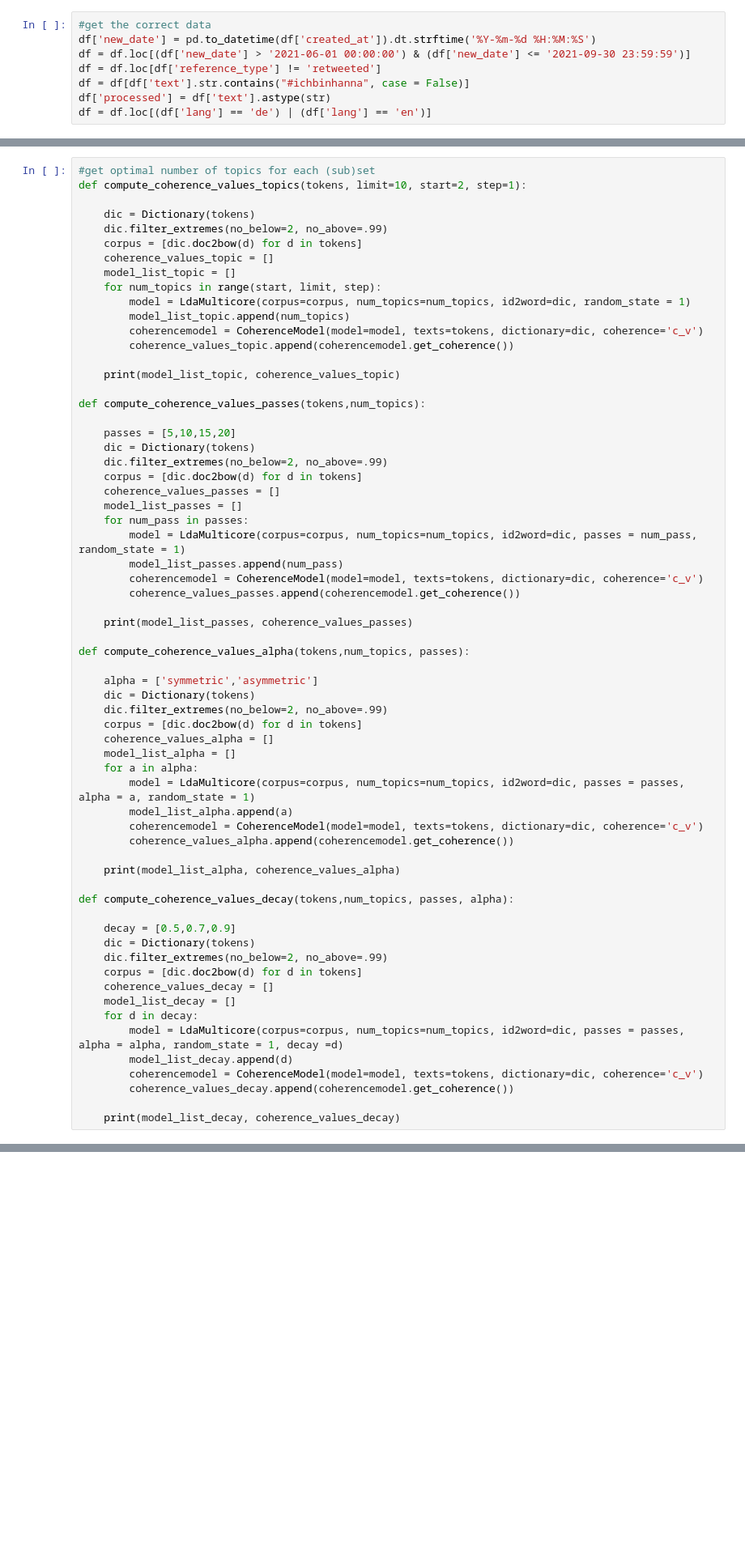
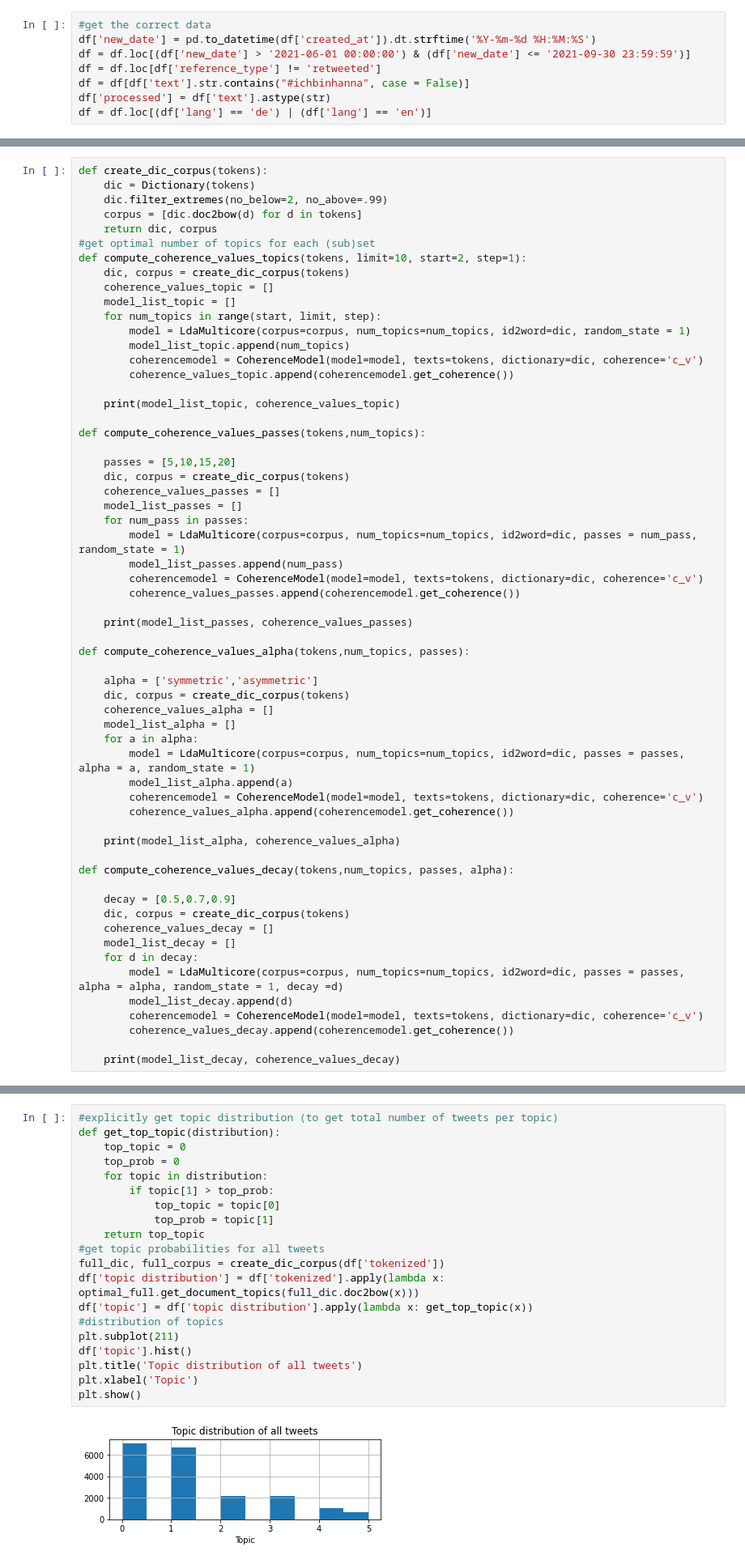
Before and after one commit to ahmadouw/IchBinHanna-Analysis, a Jupyter notebook: Topic_modelling.ipynb, the cells around one changed output, grey strips where cells are left out. Shown: that part at 81% size. Drawn from its saved outputs; the diff is of its cells as text; blank space fills up the shorter version.

Commit message:
assign topic labels to tweets and get topic distribution

```diff
--- a/Topic_modelling.ipynb
+++ b/Topic_modelling.ipynb
@@ -291,10 +291,12 @@ topic
 # %%
-#get optimal number of topics for each (sub)set
-def compute_coherence_values_topics(tokens, limit=10, start=2, step=1):
-
+def create_dic_corpus(tokens):
     dic = Dictionary(tokens)
     dic.filter_extremes(no_below=2, no_above=.99)
     corpus = [dic.doc2bow(d) for d in tokens]
+    return dic, corpus
+#get optimal number of topics for each (sub)set
+def compute_coherence_values_topics(tokens, limit=10, start=2, step=1):
+    dic, corpus = create_dic_corpus(tokens)
     coherence_values_topic = []
     model_list_topic = []
     for num_topics in range(start, limit, step):
@@ -308,9 +310,7 @@ def compute_coherence_values_topics(tokens, limit=10, start=2, step=1):
 def compute_coherence_values_passes(tokens,num_topics):
 
     passes = [5,10,15,20]
-    dic = Dictionary(tokens)
-    dic.filter_extremes(no_below=2, no_above=.99)
-    corpus = [dic.doc2bow(d) for d in tokens]
+    dic, corpus = create_dic_corpus(tokens)
     coherence_values_passes = []
     model_list_passes = []
     for num_pass in passes:
@@ -324,9 +324,7 @@ def compute_coherence_values_passes(tokens,num_topics):
 def compute_coherence_values_alpha(tokens,num_topics, passes):
 
     alpha = ['symmetric','asymmetric']
-    dic = Dictionary(tokens)
-    dic.filter_extremes(no_below=2, no_above=.99)
-    corpus = [dic.doc2bow(d) for d in tokens]
+    dic, corpus = create_dic_corpus(tokens)
     coherence_values_alpha = []
     model_list_alpha = []
     for a in alpha:
@@ -340,9 +338,7 @@ def compute_coherence_values_alpha(tokens,num_topics, passes):
 def compute_coherence_values_decay(tokens,num_topics, passes, alpha):
 
     decay = [0.5,0.7,0.9]
-    dic = Dictionary(tokens)
-    dic.filter_extremes(no_below=2, no_above=.99)
-    corpus = [dic.doc2bow(d) for d in tokens]
+    dic, corpus = create_dic_corpus(tokens)
     coherence_values_decay = []
     model_list_decay = []
     for d in decay:
@@ -613,0 +610,22 @@ topic
+# %%
+#explicitly get topic distribution (to get total number of tweets per topic)
+def get_top_topic(distribution):
+    top_topic = 0
+    top_prob = 0
+    for topic in distribution:
+        if topic[1] > top_prob:
+            top_topic = topic[0]
+            top_prob = topic[1]
+    return top_topic
+#get topic probabilities for all tweets
+full_dic, full_corpus = create_dic_corpus(df['tokenized'])
+df['topic distribution'] = df['tokenized'].apply(lambda x: optimal_full.get_document_topics(full_dic.doc2bow(x)))
+df['topic'] = df['topic distribution'].apply(lambda x: get_top_topic(x))
+#distribution of topics
+plt.subplot(211)
+df['topic'].hist()
+plt.title('Topic distribution of all tweets')
+plt.xlabel('Topic')
+plt.show()
+# %% [output]
+[figure, added]
```
Also changed, not shown: parts of 26 cells of this notebook.
